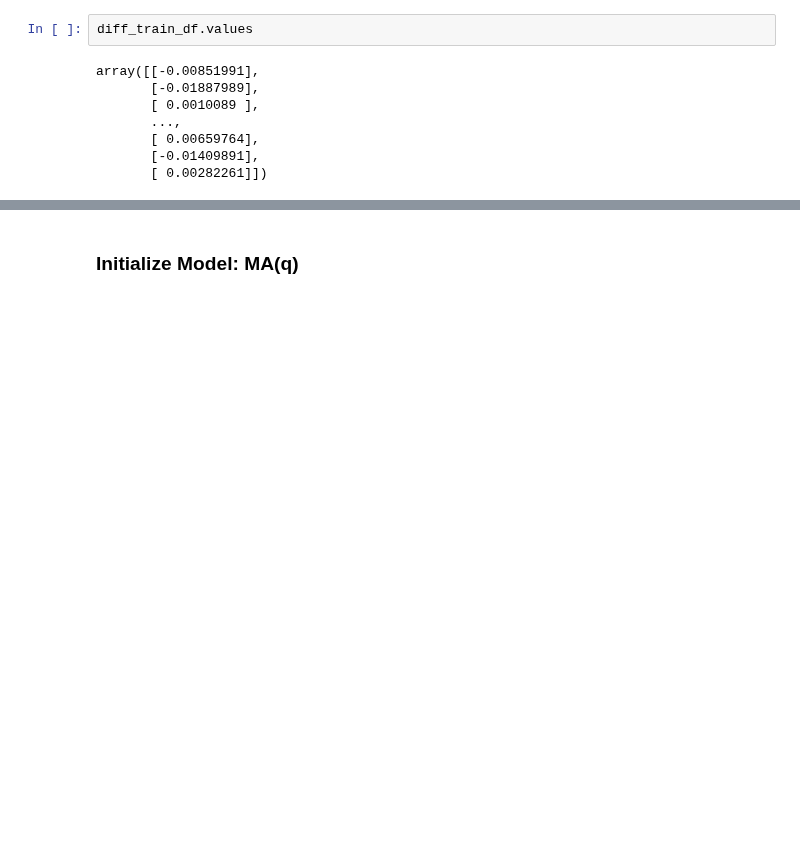
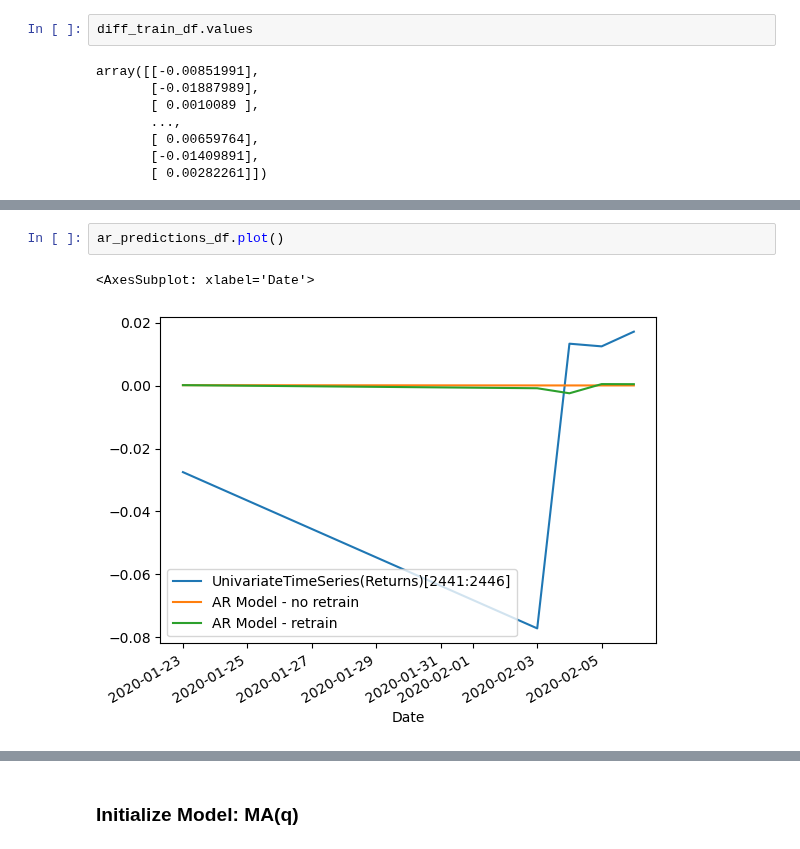
Before and after one commit to Brinkley97/applied_time_series_and_machine_learning, a Jupyter notebook: framework_for_time_series_data/nlp_ts/paper-stock-sse-daily-returns.ipynb, the cells around one changed output, grey strips where cells are left out. Drawn from its saved outputs; the diff is of its cells as text; blank space fills up the shorter version.

```diff
--- a/framework_for_time_series_data/nlp_ts/paper-stock-sse-daily-returns.ipynb
+++ b/framework_for_time_series_data/nlp_ts/paper-stock-sse-daily-returns.ipynb
@@ -380,0 +380,5 @@ ar_predictions_no_retrain, ar_predictions_retrain
+# %%
+ar_predictions_df.plot()
+# %% [output]
+<AxesSubplot: xlabel='Date'>
+[figure, added]
```
Also changed, not shown: parts of 31 cells of this notebook, 1 other file.
